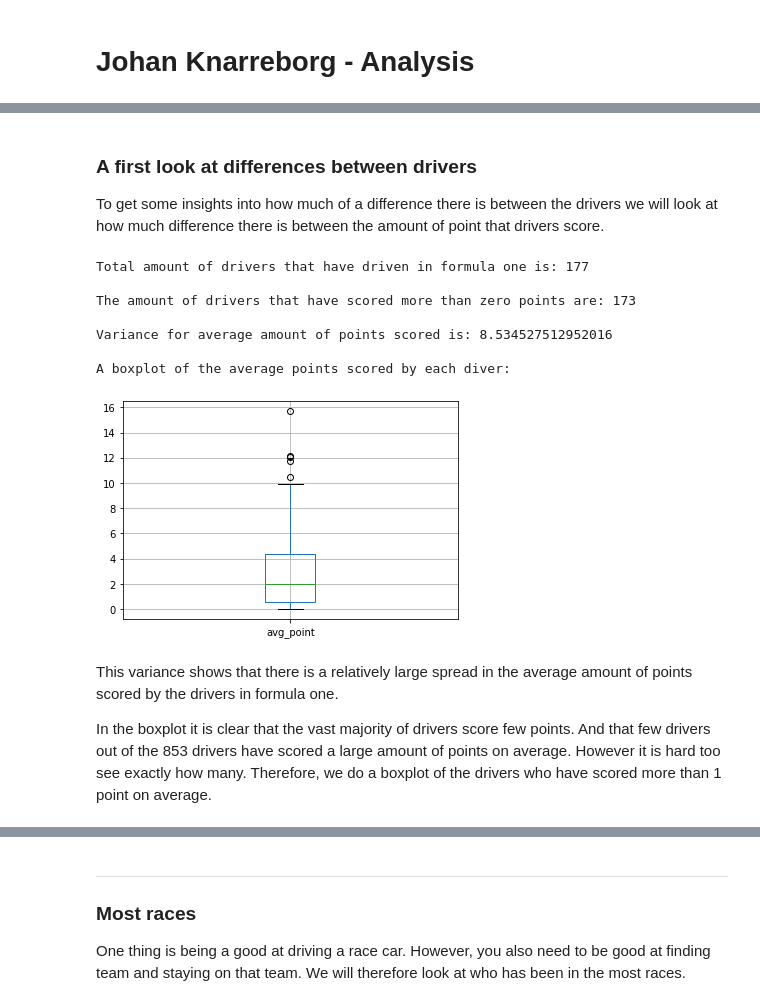
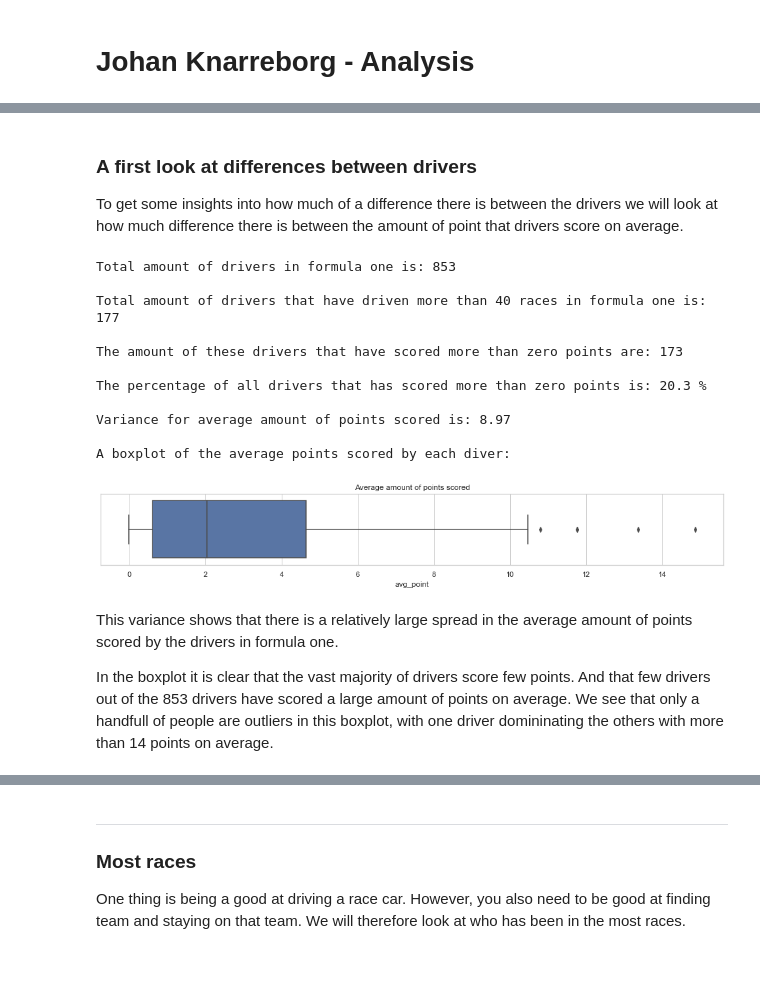
Before and after one commit to data301-2021-winter1/group16-project, a Jupyter notebook: notebooks/analysis1_analysis.ipynb, the cells around one changed output, grey strips where cells are left out. Drawn from its saved outputs; the diff is of its cells as text; code cells hidden in the pictures; blank space fills up the shorter version.

```diff
--- a/notebooks/analysis1_analysis.ipynb
+++ b/notebooks/analysis1_analysis.ipynb
@@ -74,33 +28,64 @@ drivers2 = drivers2.drop(drivers2[drivers2["size"] < 40 ].index)
+# %%
+#Importing libraries
+import pandas as pd
+import matplotlib.pyplot as plt
+import numpy as np
+from analysis1_pipeline import pipeline
+import seaborn as sns
+
+#running my pipeline function
+pipeline("../data/raw/","../data/processed/Johan_Processed/")
+
+#Importing the processed data
+drivers = pd.read_csv("../data/processed/Johan_Processed/drivers.csv")
+qualifying = pd.read_csv("../data/processed/Johan_Processed/qualifying.csv")
+results_races =    pd.read_csv("../data/processed/Johan_Processed/results_races.csv")
+driversFiltered = pd.read_csv("../data/processed/Johan_Processed/drivers2.csv")
+overall_driver = pd.read_csv("../data/processed/Johan_Processed/overall_driver.csv")
+# %%
+#setting the seaborn theme
+sns.set_theme(style="whitegrid")
 # %% [markdown]
 ### A first look at differences between drivers
-To get some insights into how much of a difference there is between the drivers we will look at how much difference there is between the amount of point that drivers score.
+To get some insights into how much of a difference there is between the drivers we will look at how much difference there is between the amount of point that drivers score on average.
 # %%
-#Looking at the variance between the average amount of points scored per race for each driver and showing a boxplot.
-avg_point=pd.DataFrame(columns=["avg_point","driverId"])
-b=0
-for i in drivers2["driverId"]:
-    driver_points = results_races[results_races["driverId"]==i]
-    avg_point.loc[b]=[driver_points["points"].mean(),i]
-    b = b+1
-box_plot = pd.DataFrame(avg_point["avg_point"]).boxplot()
-xlabel=""
-print("Total amount of drivers that have driven in formula one is:",len(avg_point))
-print("")
-print("The amount of drivers that have scored more than zero points are:",len(avg_point[avg_point["avg_point"]!=0]))
-print("")
-print("Variance for average amount of points scored is:", avg_point["avg_point"].var())
-print("")
+#Looking at the difference between the average amount of points scored per race for each driver and showing a boxplot.
+avg_point = (
+    results_races[["driverId","points"]]
+    .copy()
+    .groupby("driverId")
+    .mean()
+    .reset_index()
+    .rename(columns={"points":"avg_point"})
+    )
+
+#removing drivers that have participated in less than 40 races.
+avg_point = avg_point.loc[avg_point["driverId"].isin(driversFiltered["driverId"])]
+
+#plotting the top ten drivers
+f = plt.figure(figsize=[17,2])
+box = sns.boxplot(x=avg_point["avg_point"])
+plt.title("Average amount of points scored")
+print("Total amount of drivers in formula one is:",len(drivers),"\n")
+print("Total amount of drivers that have driven more than 40 races in formula one is:",len(avg_point),"\n")
+print("The amount of these drivers that have scored more than zero points are:",len(avg_point[avg_point["avg_point"]!=0]),"\n")
+print("The percentage of all drivers that has scored more than zero points is:",round(len(avg_point[avg_point["avg_point"]!=0])/len(drivers)*100,1),"%\n")
+print("Variance for average amount of points scored is:", round(avg_point["avg_point"].var(),2),"\n")
 print("A boxplot of the average points scored by each diver: ")
 # %% [output]
-Total amount of drivers that have driven in formula one is: 177
+Total amount of drivers in formula one is: 853
 
-The amount of drivers that have scored more than zero points are: 173
+Total amount of drivers that have driven more than 40 races in formula one is: 177
 
-Variance for average amount of points scored is: 8.534527512952016
+The amount of these drivers that have scored more than zero points are: 173
+
+The percentage of all drivers that has scored more than zero points is: 20.3 %
+
+Variance for average amount of points scored is: 8.97
 
 A boxplot of the average points scored by each diver:
-[figure, old version]
+[figure, new version]
 # %% [markdown]
 This variance shows that there is a relatively large spread in the average amount of points scored by the drivers in formula one.
 
-In the boxplot it is clear that the vast majority of drivers score few points. And that few drivers out of the 853 drivers have scored a large amount of points on average. However it is hard too see exactly how many. Therefore, we do a boxplot of the drivers who have scored more than 1 point on average.
+In the boxplot it is clear that the vast majority of drivers score few points. And that few drivers out of the 853 drivers have scored a large amount of points on average. We see that only a handfull of people are outliers in this boxplot, with one driver domininating the others with more than 14 points on average.
```
Also changed, not shown: parts of 26 cells of this notebook, 3 other files.
